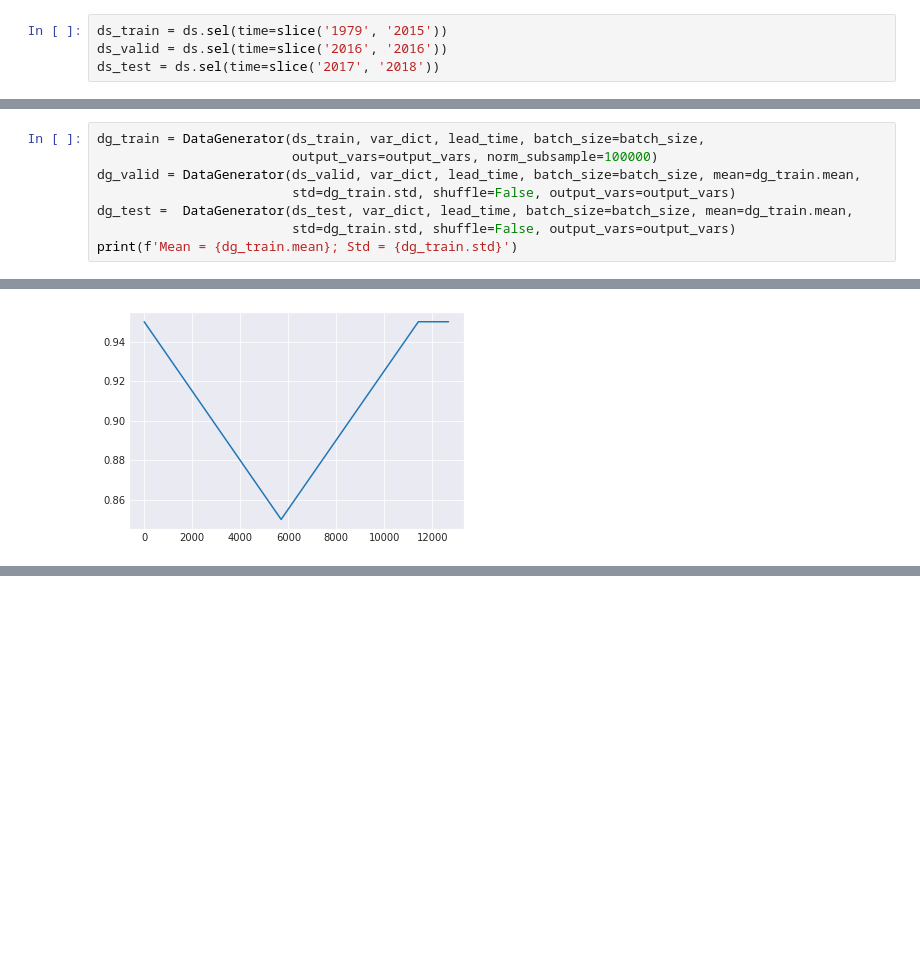
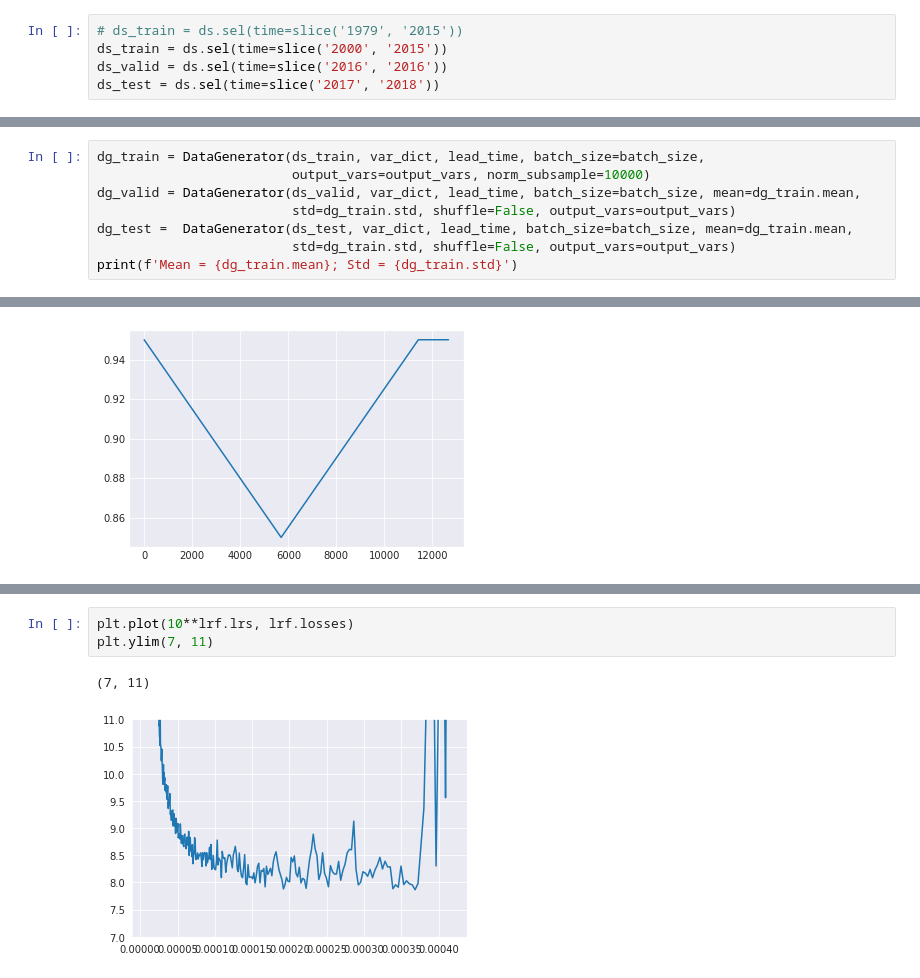
Before and after one commit to sagar-garg/WeatherBench, a Jupyter notebook: devlog/03-lr-schedule-Copy1.ipynb, the cells around one changed output, grey strips where cells are left out. Cells and saved outputs as stored; diff of their text form; blank space fills up the shorter version.

```diff
--- a/devlog/03-lr-schedule-Copy1.ipynb
+++ b/devlog/03-lr-schedule-Copy1.ipynb
@@ -27,7 +29,8 @@ activation = 'elu'
 # %%
 ds = xr.merge([xr.open_mfdataset(f'{datadir}/{var}/*.nc', combine='by_coords') for var in var_dict.keys()])
 # %%
-ds_train = ds.sel(time=slice('1979', '2015'))
+# ds_train = ds.sel(time=slice('1979', '2015'))
+ds_train = ds.sel(time=slice('2000', '2015'))
 ds_valid = ds.sel(time=slice('2016', '2016'))
 ds_test = ds.sel(time=slice('2017', '2018'))
 # %%
@@ -36,7 +39,7 @@ ds_test = ds.sel(time=slice('2017', '2018'))
 3.24336
 # %%
 dg_train = DataGenerator(ds_train, var_dict, lead_time, batch_size=batch_size,
-                         output_vars=output_vars, norm_subsample=100000)
+                         output_vars=output_vars, norm_subsample=10000)
 dg_valid = DataGenerator(ds_valid, var_dict, lead_time, batch_size=batch_size, mean=dg_train.mean,
                          std=dg_train.std, shuffle=False, output_vars=output_vars)
 dg_test =  DataGenerator(ds_test, var_dict, lead_time, batch_size=batch_size, mean=dg_train.mean,
@@ -236,0 +319,6 @@ plt.plot(one_cycle.history['momentum'])
+# %%
+plt.plot(10**lrf.lrs, lrf.losses)
+plt.ylim(7, 11)
+# %% [output]
+(7, 11)
+[figure, added]
```
Also changed, not shown: parts of 17 cells of this notebook, 25 other files.
